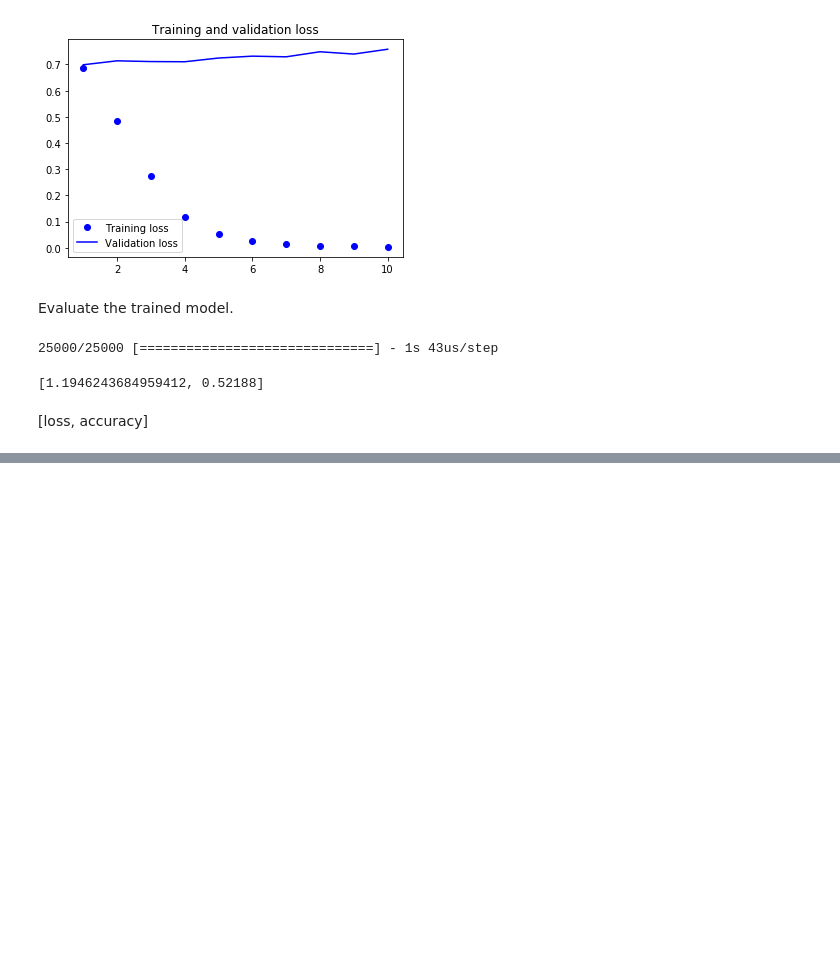
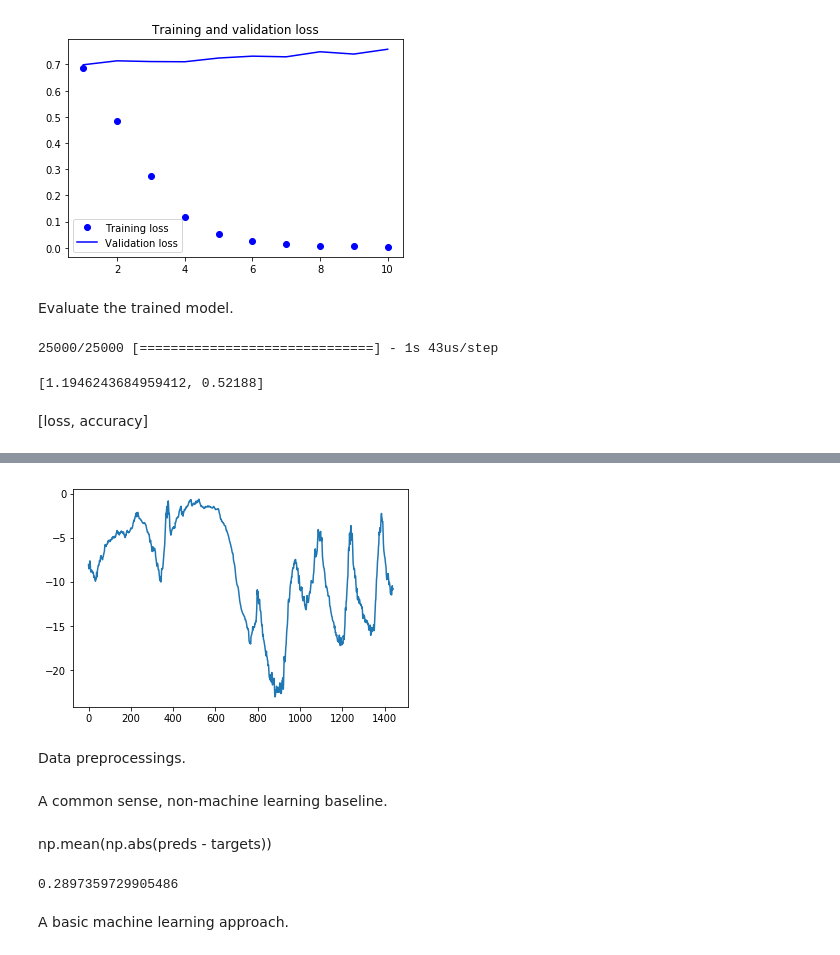
Before and after one commit to yoheikikuta/deeplearningwithpython, a Jupyter notebook: notebook/Chapter6.ipynb, the cells around one changed output, grey strips where cells are left out. Drawn from its saved outputs; the diff is of its cells as text; code cells hidden in the pictures; blank space fills up the shorter version.

```diff
--- a/notebook/Chapter6.ipynb
+++ b/notebook/Chapter6.ipynb
@@ -465,0 +738,7 @@ model.evaluate(x_test, y_test)
+# %%
+plt.plot(range(1440), temp[:1440])
+plt.show()
+# %% [output]
+[figure, added]
+# %% [markdown]
+Data preprocessings.
@@ -465,0 +807,19 @@ model.evaluate(x_test, y_test)
+# %% [markdown]
+A common sense, non-machine learning baseline.
+# %% [markdown]
+np.mean(np.abs(preds - targets))
+# %%
+def evaluate_naive_method():
+    batch_maes = []
+    for step in range(val_steps):
+        samples, targets = next(val_gen)
+        preds = samples[:, -1, 1]
+        mae = np.mean(np.abs(preds - targets))
+        batch_maes.append(mae)
+    print(np.mean(batch_maes))
+
+evaluate_naive_method()
+# %% [output]
+0.2897359729905486
+# %% [markdown]
+A basic machine learning approach.
```
Also changed, not shown: parts of 45 cells of this notebook.
